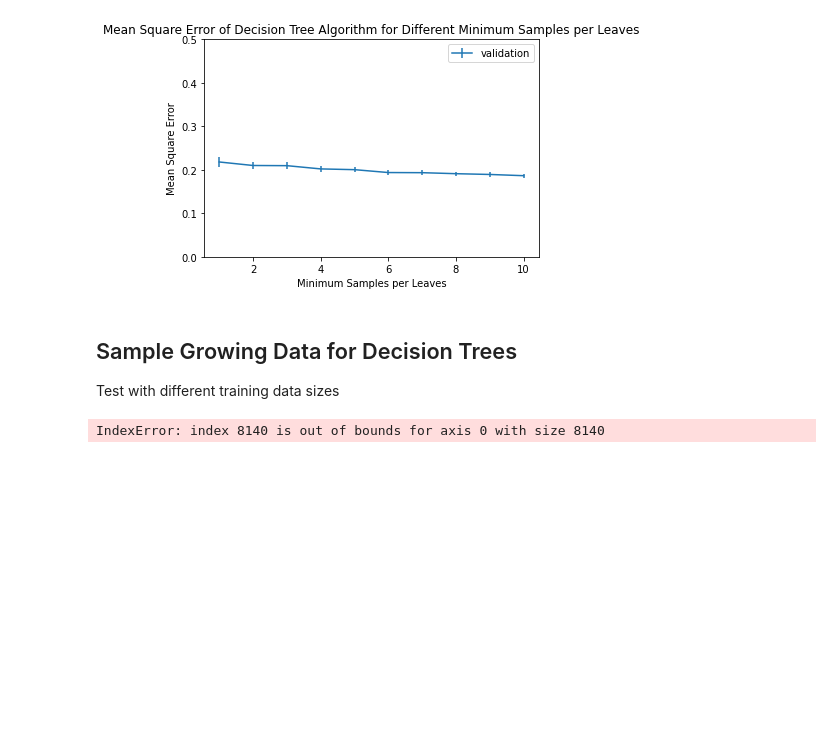
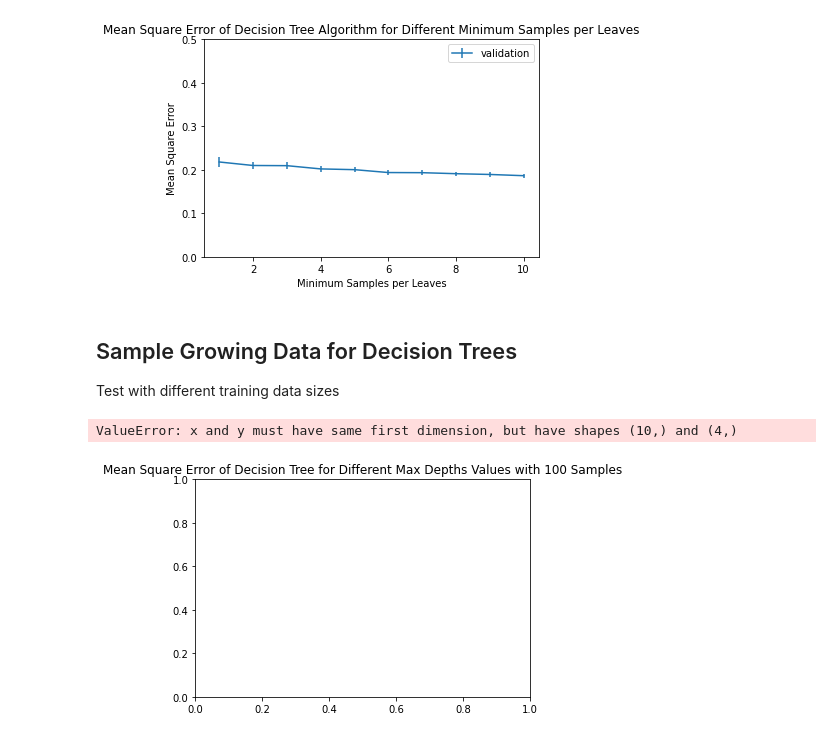
Before and after one commit to chrismartel/COMP551, a Jupyter notebook: projects/mini_project_1/adult.ipynb, the cells around one changed output. Cells and saved outputs as stored; diff of their text form; code cells hidden in the pictures; blank space fills up the shorter version.

```diff
--- a/projects/mini_project_1/adult.ipynb
+++ b/projects/mini_project_1/adult.ipynb
@@ -281,11 +357,40 @@ plt.show()
 
 Test with different training data sizes
 # %%
-sample_size = [0.25, 0.50, 0.75, 1]
+sizes = [100, 1000, 5000, 10000]
 
-for s in sample_size:
-    inds = np.random.permutation(range(train.shape[0]))
-    x_subset, y_subset = x[inds[:int(s*num_instances)]], y[inds[:int(s*num_instances)]]
-    err_matrix = decision_tree_cross_validation(x_subset,y_subset,max_d,L)
+inds = np.random.permutation(range(train.shape[0]))
+
+for s in sizes:
+    # select s random samples from train dataset
+    x_subset, y_subset = x[inds[:s]], y[inds[:s]]
+
+    # apply cross validation to get validation and train error matrices
+    err_matrix = decision_tree_cross_validation(x,y,max_d_list,min_samples_per_leaves_list,L)
+    err_val_matrix = err_matrix[0]
+    err_train_matrix = err_matrix[1]
+
+    # Mean of folds
+    err_val_matrix_fold = np.mean(err_val_matrix, axis=-1)
+    err_train_matrix_fold = np.mean(err_train_matrix, axis=-1)
+
+    plt.title('Mean Square Error of Decision Tree for Different Max Depths Values with {size} Samples'.format(size = s))
+    plt.plot(max_depth_list, np.mean(err_train_matrix_fold, axis=-1),  label='train')
+    plt.errorbar(max_depth_list, np.mean(err_val_matrix_fold, axis=-1), np.std(err_val_matrix_fold, axis=-1), label='validation')
+    plt.legend()
+    plt.xlabel('max depth')
+    plt.ylabel('mean squared error')
+    plt.ylim(0,1)
+    plt.show()
+
+    plt.title('Mean Square Error of Decision Tree for Different Min Samples per Leaf Values with {size} Samples'.format(size = s))
+    plt.plot(min_samples_per_leaf_list, np.mean(err_train_matrix_fold, axis=0),  label='train')
+    plt.errorbar(min_samples_per_leaf_list, np.mean(err_val_matrix_fold, axis=0), np.std(err_val_matrix_fold, axis=0), label='validation')
+    plt.legend()
+    plt.xlabel('minimum samples per leaf')
+    plt.ylabel('mean squared error')
+    plt.ylim(0,1)
+    plt.show()
 # %% [output]
-IndexError: index 8140 is out of bounds for axis 0 with size 8140
+ValueError: x and y must have same first dimension, but have shapes (10,) and (4,)
+[figure, added]
```
Also changed, not shown: parts of 8 cells of this notebook.
